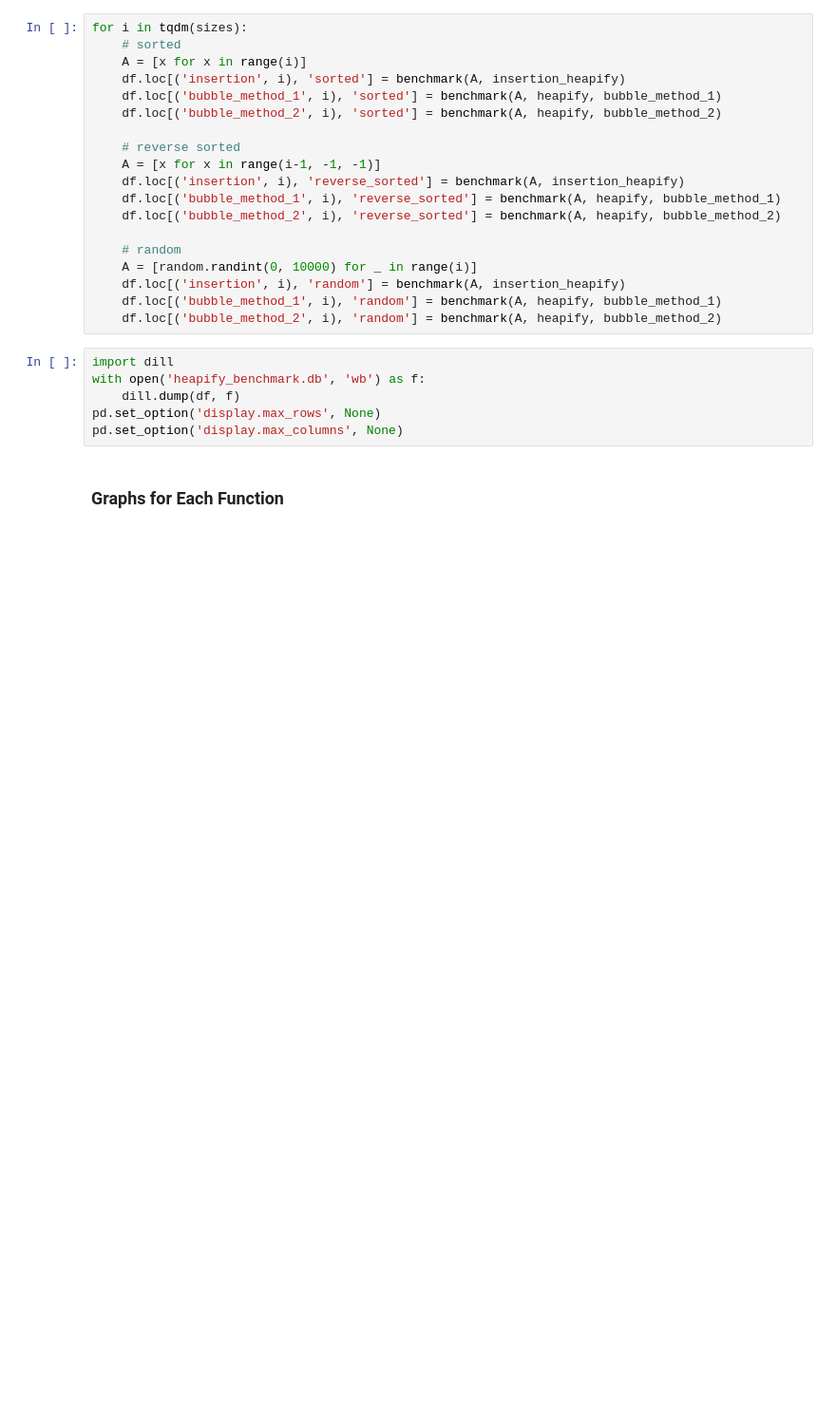
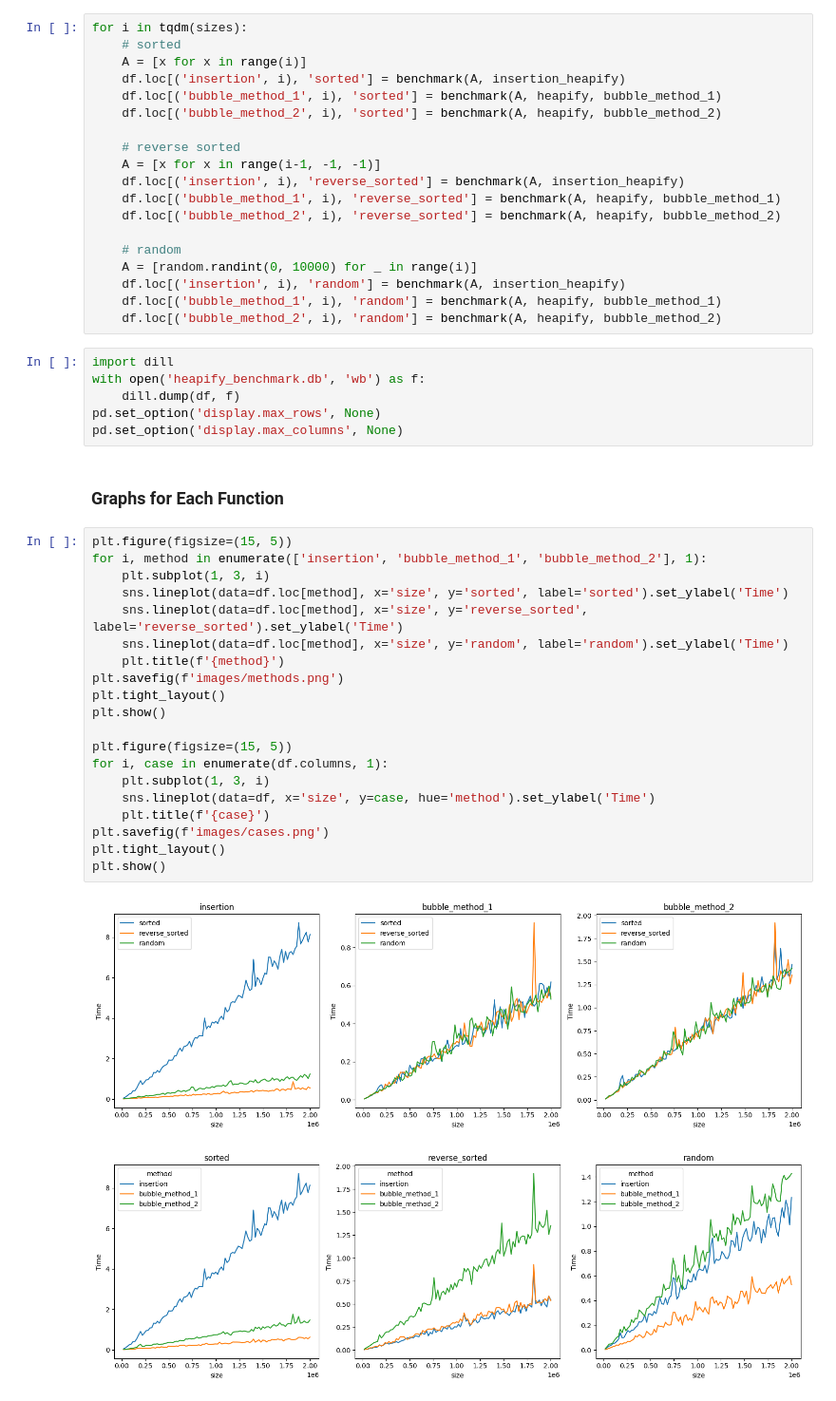
Before and after one commit to mifi2945/Program_4_Heaps, a Jupyter notebook: algorithm.ipynb, the cells around one changed output. Shown: that part at 95% size. Drawn from its saved outputs; the diff is of its cells as text; blank space fills up the shorter version.

Commit message:
Graphs and regression complete

```diff
--- a/algorithm.ipynb
+++ b/algorithm.ipynb
@@ -289,3 +288,26 @@ pd.set_option('display.max_rows', None)
 pd.set_option('display.max_columns', None)
 # %% [markdown]
 ### Graphs for Each Function
+# %%
+plt.figure(figsize=(15, 5))
+for i, method in enumerate(['insertion', 'bubble_method_1', 'bubble_method_2'], 1):
+    plt.subplot(1, 3, i)
+    sns.lineplot(data=df.loc[method], x='size', y='sorted', label='sorted').set_ylabel('Time')
+    sns.lineplot(data=df.loc[method], x='size', y='reverse_sorted', label='reverse_sorted').set_ylabel('Time')
+    sns.lineplot(data=df.loc[method], x='size', y='random', label='random').set_ylabel('Time')
+    plt.title(f'{method}')
+plt.savefig(f'images/methods.png')
+plt.tight_layout()
+plt.show()
+
+plt.figure(figsize=(15, 5))
+for i, case in enumerate(df.columns, 1):
+    plt.subplot(1, 3, i)
+    sns.lineplot(data=df, x='size', y=case, hue='method').set_ylabel('Time')
+    plt.title(f'{case}')
+plt.savefig(f'images/cases.png')
+plt.tight_layout()
+plt.show()
+# %% [output]
+[figure, added]
+[figure, added]
```
Also changed, not shown: parts of 1 cell of this notebook, 4 other files.
